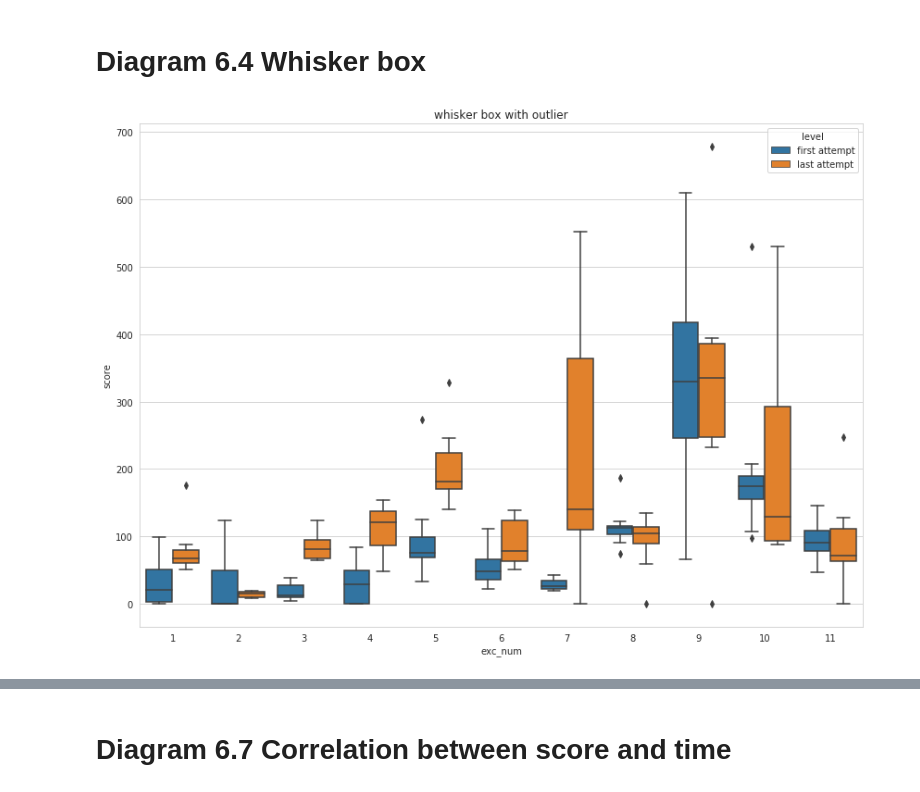
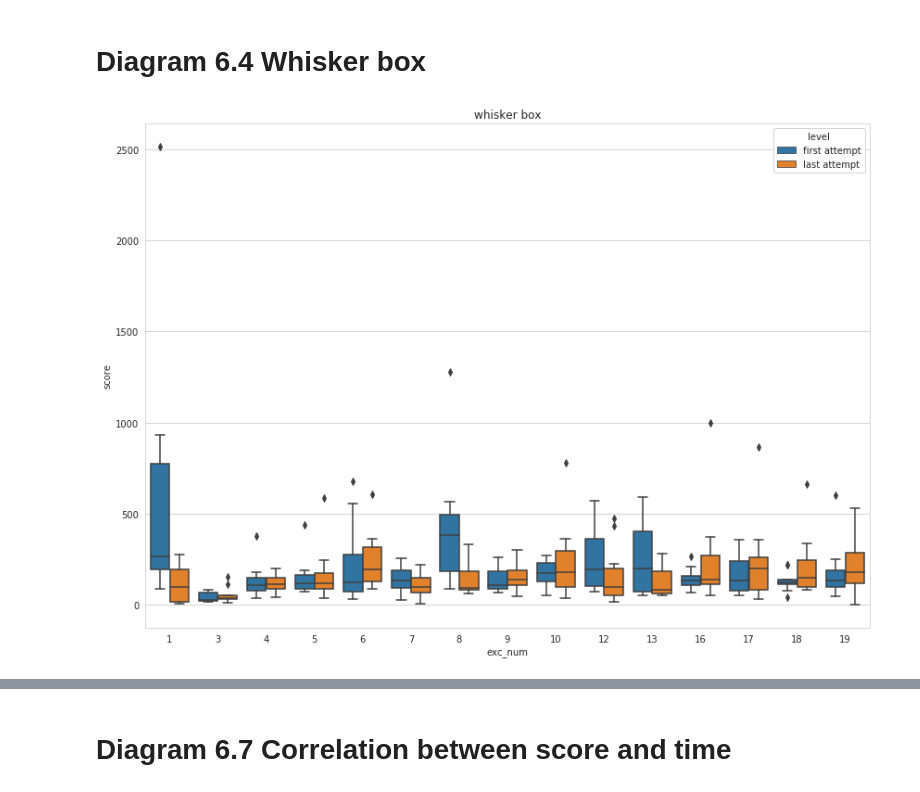
Before and after one commit to wangziling100/Heika, a Jupyter notebook: script/experiment2.ipynb, the cells around one changed output, grey strips where cells are left out. Drawn from its saved outputs; the diff is of its cells as text; code cells hidden in the pictures.

```diff
--- a/script/experiment2.ipynb
+++ b/script/experiment2.ipynb
@@ -218,4 +54,5 @@ df = pd.read_csv('../data/all_data.csv')
 # %%
+df['score'] = df['force_score']
 print(df.columns)
 df.info()
 # %% [output]
@@ -239,8 +75 @@ memory usage: 764.3 MB
-# %%
-df = calc_force(df)
-df = calc_velocity(df)
-df = calc_score(df)
-df = df.drop(['left', 'right', 'Fx', 'Fy', 'Fz', 'Mx', 'My', 'Mz','Fx.1', 'Fy.1', 'Fz.1',
-                      'Mx.1', 'My.1', 'Mz.1','Lx', 'Ly', 'Lz', 'Ax', 'Ay', 'Az'], axis=1)
-df_nnp = df.dropna()
 # %%
@@ -327,5 +116,0 @@ ax = sns.barplot(x="exc_num", y="score", hue='level', data=df_6_3,ci=0).set_titl
-# %%
-sns.set_style('whitegrid')
-f, ax= plt.subplots(figsize = (14, 10))
-
-ax = sns.barplot(x="exc_num", y="score", hue='level', data=df_6_3_nnp,ci=0).set_title('averge score without outlier')
@@ -334,34 +117,24 @@ ax = sns.barplot(x="exc_num", y="score", hue='level', data=df_6_3_nnp,ci=0).set_
 # %% [markdown]
 # Diagram 6.4 Whisker box
 # %%
-df_6_4 = df[['day', 'exc_num', 'exc_times', 'uid', 'score']].groupby(['day', 'exc_num', 'exc_times', 'uid']).sum()
-df_6_4_nnp = df_nnp[['day', 'exc_num', 'exc_times', 'uid', 'score']].groupby(['day', 'exc_num', 'exc_times', 'uid']).sum()
+df_6_4 = df[['day', 'exc_num', 'exc_times', 'uid', 'score']].groupby(['day', 'exc_num', 'exc_times', 'uid']).mean()
 df_6_4 = df_6_4.reset_index()
-df_6_4_nnp = df_6_4_nnp.reset_index()
 
 first_attempt = df_6_4.groupby(['exc_num', 'uid']).head(1)
-first_attempt_nnp = df_6_4_nnp.groupby(['exc_num', 'uid']).head(1)
 first_attempt = first_attempt.reset_index()
-first_attempt_nnp = first_attempt_nnp.reset_index()
 
 last_attempt = df_6_4.groupby(['exc_num', 'uid']).tail(1)
-last_attempt_nnp = df_6_4_nnp.groupby(['exc_num', 'uid']).tail(1)
 last_attempt = last_attempt.reset_index()
-last_attempt_nnp = last_attempt_nnp.reset_index()
 
 first_attempt['level'] = 'first attempt'
 last_attempt['level'] = 'last attempt'
 
-first_attempt_nnp['level'] = 'first attempt'
-last_attempt_nnp['level'] = 'last attempt'
-
 cols = ['uid', 'day', 'exc_num', 'level', 'score']
 df_6_4 = pd.concat([first_attempt[cols], last_attempt[cols]])
-df_6_4_nnp = pd.concat([first_attempt_nnp[cols], last_attempt_nnp[cols]])
 # %%
 sns.set_style('whitegrid')
 f, ax= plt.subplots(figsize = (14, 10))
 
-ax = sns.boxplot(x="exc_num", y="score", hue='level', data=df_6_4).set_title('whisker box with outlier')
+ax = sns.boxplot(x="exc_num", y="score", hue='level', data=df_6_4).set_title('whisker box')
 # %% [output]
-[figure, old version]
+[figure, new version]
```
Also changed, not shown: parts of 27 cells of this notebook.
